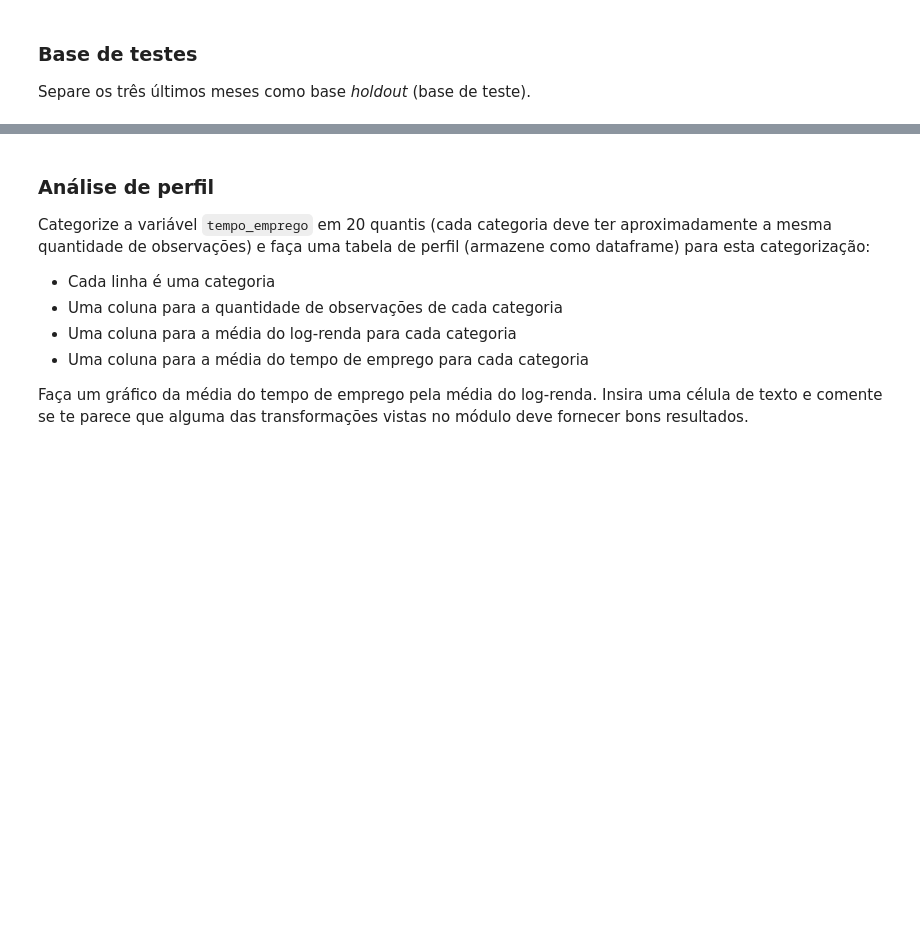
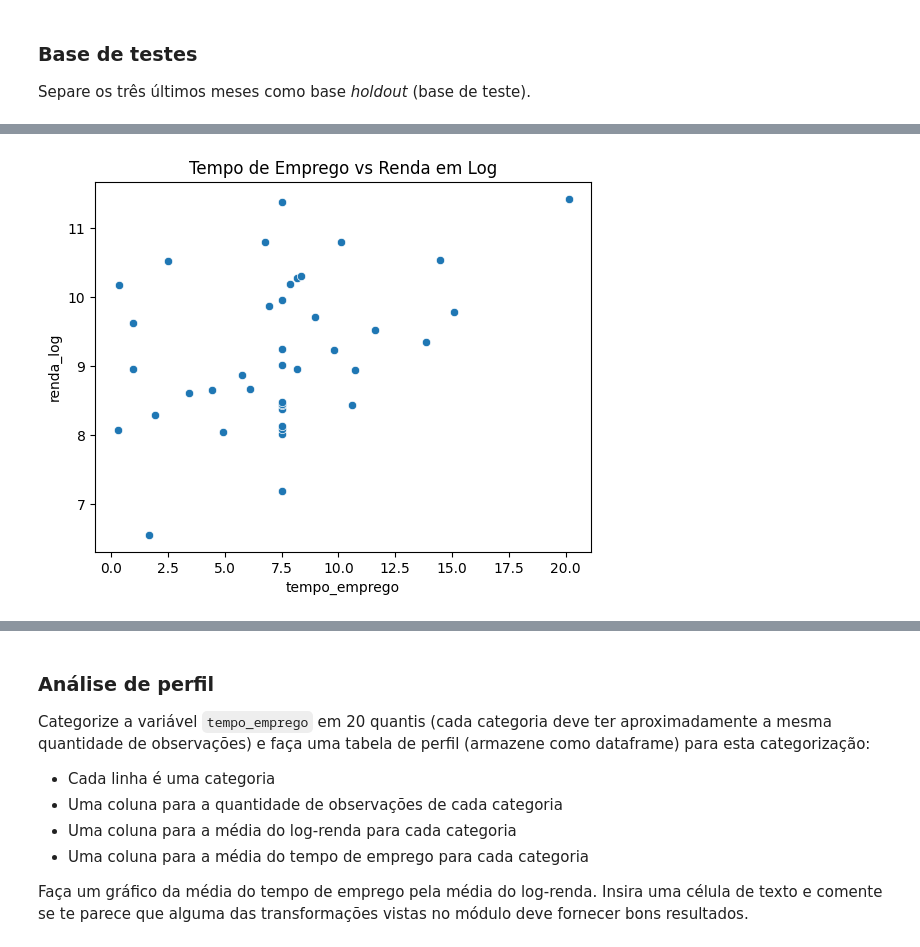
Before and after one commit to gfsilveira/ebac, a Jupyter notebook: 03-Cientista_de_Dados/02-Crisp_DM/34_modulo/mod34_tarefa_resolvido.ipynb, the cells around one changed output, grey strips where cells are left out. Saved outputs shown, nothing was run; the diff lists cells and outputs as text; code cells hidden in the pictures; blank space fills up the shorter version.

```diff
--- a/03-Cientista_de_Dados/02-Crisp_DM/34_modulo/mod34_tarefa_resolvido.ipynb
+++ b/03-Cientista_de_Dados/02-Crisp_DM/34_modulo/mod34_tarefa_resolvido.ipynb
@@ -31,0 +143,10 @@ Separe os três últimos meses como base *holdout* (base de teste).
+# %%
+plt.title("Tempo de Emprego vs Renda em Log")
+sns.scatterplot(
+    x="tempo_emprego",
+    y="renda_log",
+    data=df_copy_train
+)
+plt.show()
+# %% [output]
+[figure, added]
```
Also changed, not shown: parts of 38 cells of this notebook.
